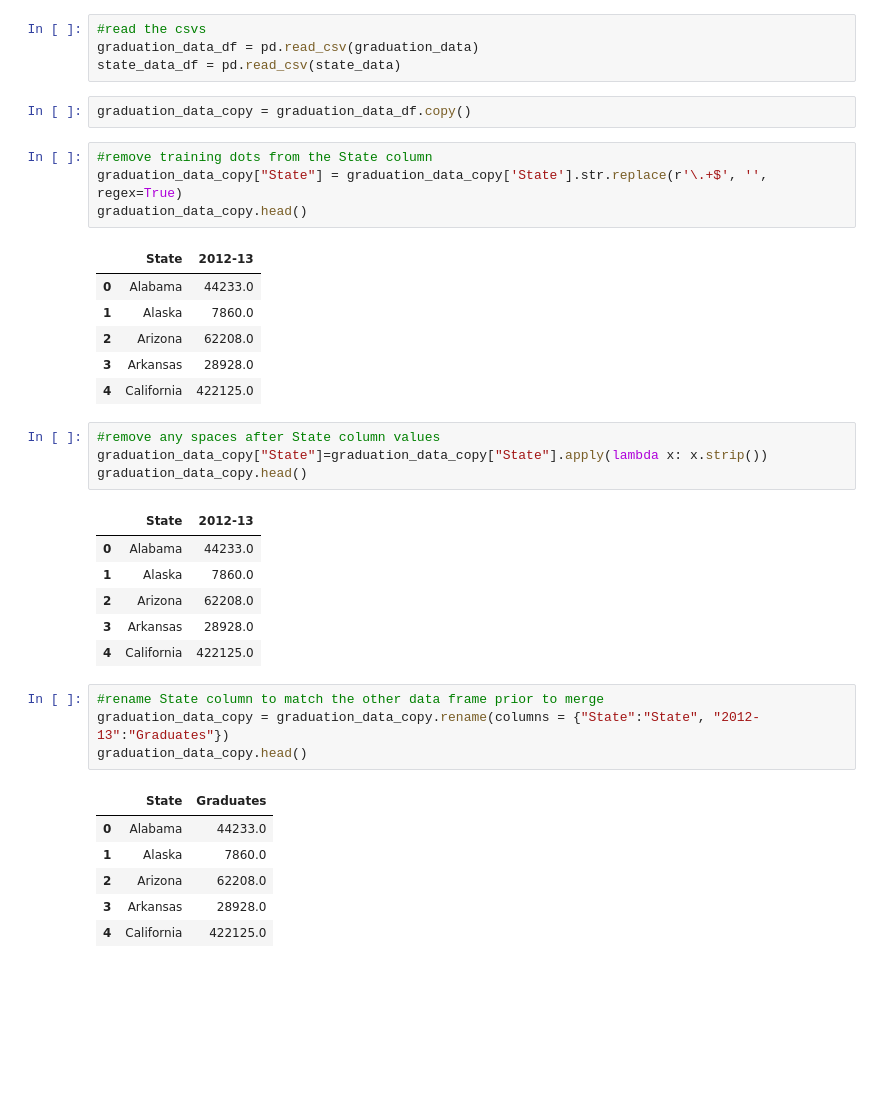
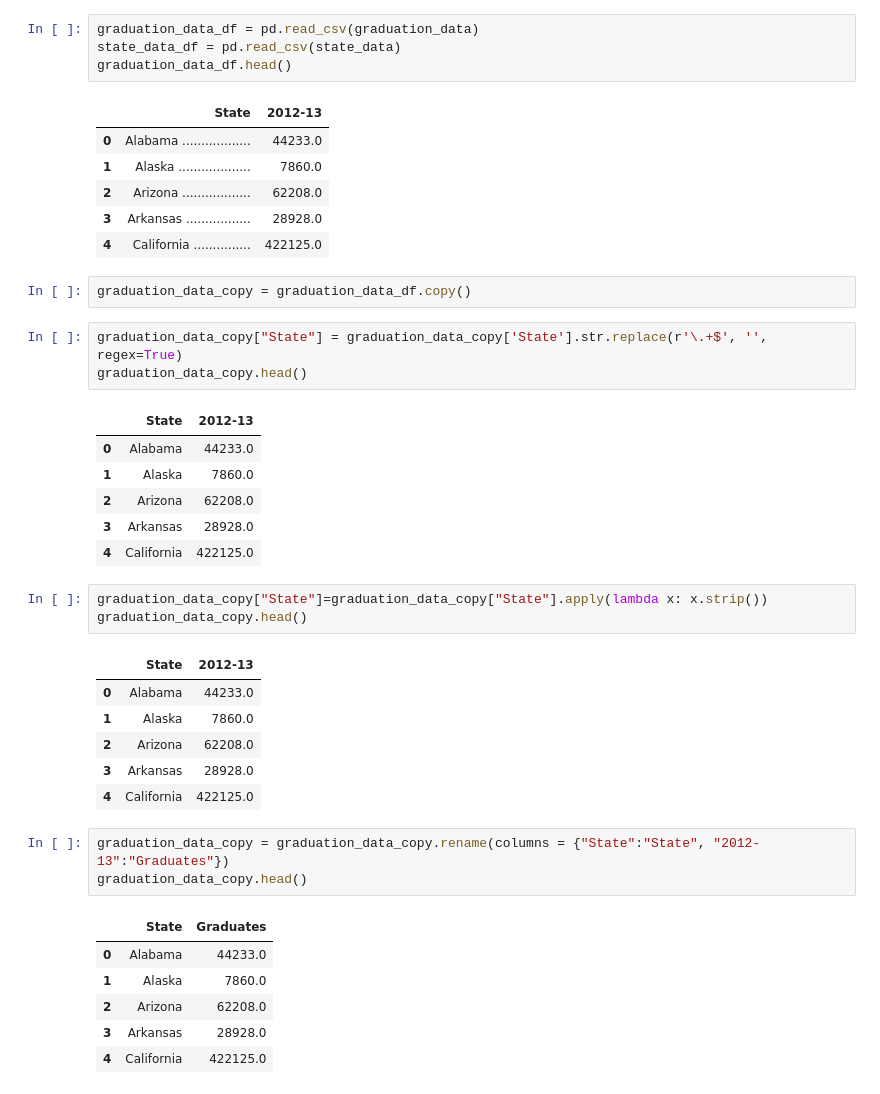
Before and after one commit to sagehan1/project-1, a Jupyter notebook: code-1.ipynb, the cells around one changed output. Saved outputs shown, nothing was run; the diff lists cells and outputs as text; blank space fills up the shorter version.

```diff
--- a/code-1.ipynb
+++ b/code-1.ipynb
@@ -12,11 +12,17 @@ state_data = Path("resources/state_data.csv")
 # %%
-#read the csvs
 graduation_data_df = pd.read_csv(graduation_data)
 state_data_df = pd.read_csv(state_data)
+graduation_data_df.head()
+# %% [output]
+|  | State | 2012-13 |
+| 0 | Alabama .................. | 44233.0 |
+| 1 | Alaska ................... | 7860.0 |
+| 2 | Arizona .................. | 62208.0 |
+| 3 | Arkansas ................. | 28928.0 |
+| 4 | California ............... | 422125.0 |
 # %%
 graduation_data_copy = graduation_data_df.copy()
 # %%
-#remove training dots from the State column
 graduation_data_copy["State"] = graduation_data_copy['State'].str.replace(r'\.+$', '', regex=True)
 graduation_data_copy.head()
 # %% [output]
@@ -27,7 +33,6 @@ graduation_data_copy.head()
 | 3 | Arkansas | 28928.0 |
 | 4 | California | 422125.0 |
 # %%
-#remove any spaces after State column values
 graduation_data_copy["State"]=graduation_data_copy["State"].apply(lambda x: x.strip())
 graduation_data_copy.head()
 # %% [output]
@@ -38,7 +43,6 @@ graduation_data_copy.head()
 | 3 | Arkansas | 28928.0 |
 | 4 | California | 422125.0 |
 # %%
-#rename State column to match the other data frame prior to merge
 graduation_data_copy = graduation_data_copy.rename(columns = {"State":"State", "2012-13":"Graduates"})
 graduation_data_copy.head()
 # %% [output]
```
Also changed, not shown: parts of 18 cells of this notebook, 1 other file.
